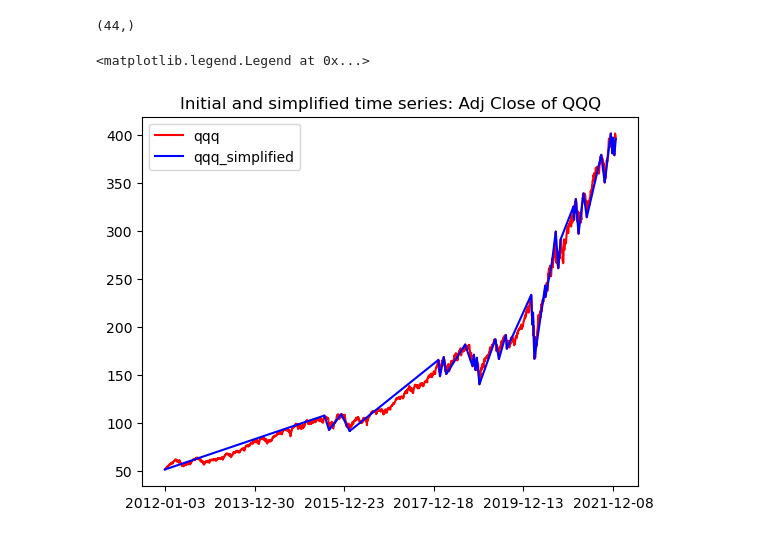
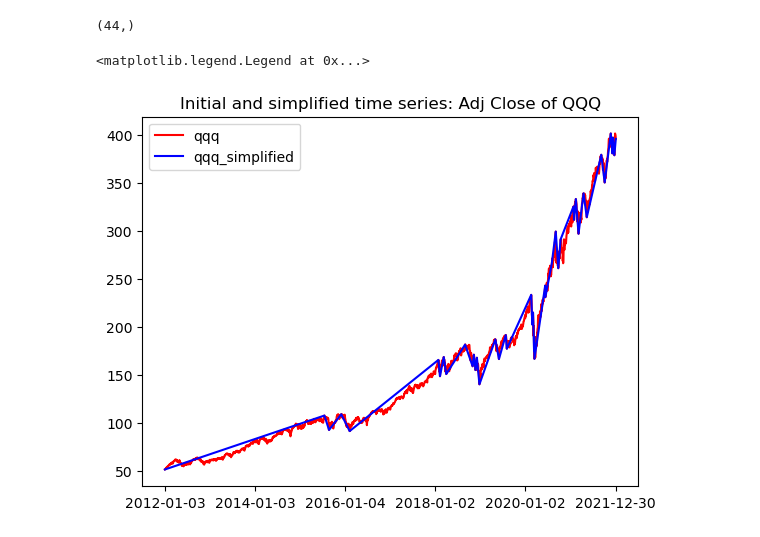
Before and after one commit to Snopoff/Masters-Thesis, a Jupyter notebook: notebooks/simplification.ipynb, the cells around one changed output. Saved outputs shown, nothing was run; the diff lists cells and outputs as text; code cells hidden in the pictures.

```diff
--- a/notebooks/simplification.ipynb
+++ b/notebooks/simplification.ipynb
@@ -87,13 +71,13 @@ qqq_top.shape
 # %% [output]
 (44,)
 # %%
-xticks_range = qqq_top.shape[0]
+xticks_range = qqq_close.shape[0]
 plt.plot(qqq_close, c='r', label='qqq')
 plt.plot(qqq_top, c='b', label='qqq_simplified')
-#plt.xticks(range(0, xticks_range, xticks_range // 5))
-plt.xticks(range(0,2517,500))
+plt.xticks(range(0, xticks_range, xticks_range // 5))
+#plt.xticks(range(0,2517,500))
 plt.title('Initial and simplified time series: Adj Close of QQQ')
 plt.legend(loc='best')
 # %% [output]
 <matplotlib.legend.Legend at 0x...>
-[figure, old version]
+[figure, new version]
```
Also changed, not shown: parts of 13 cells of this notebook, 1 other file.
